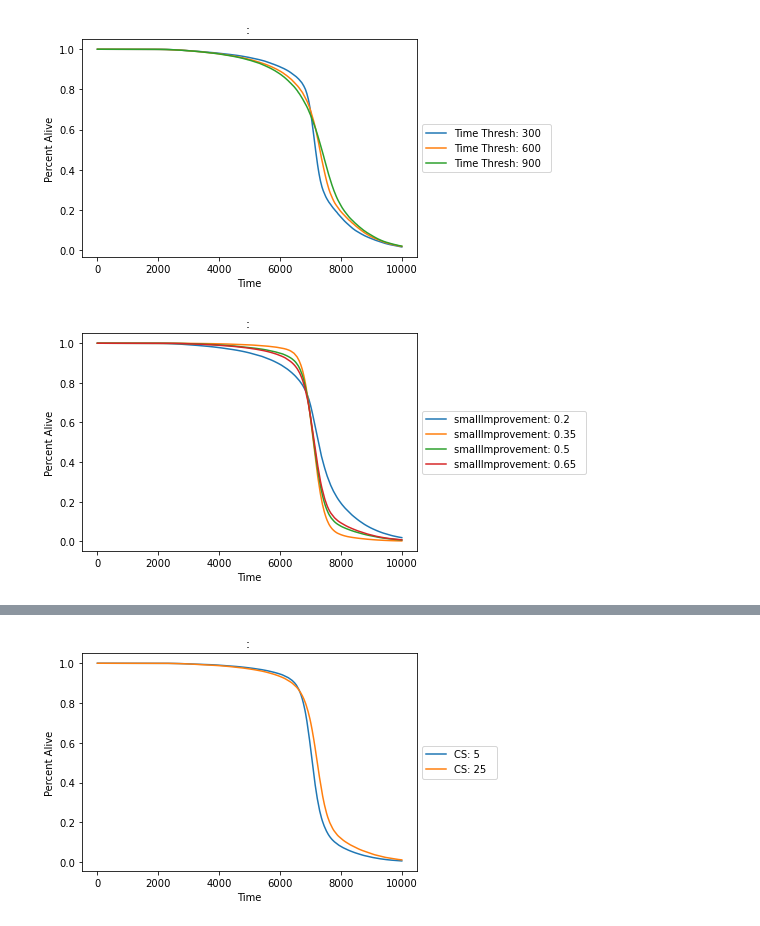
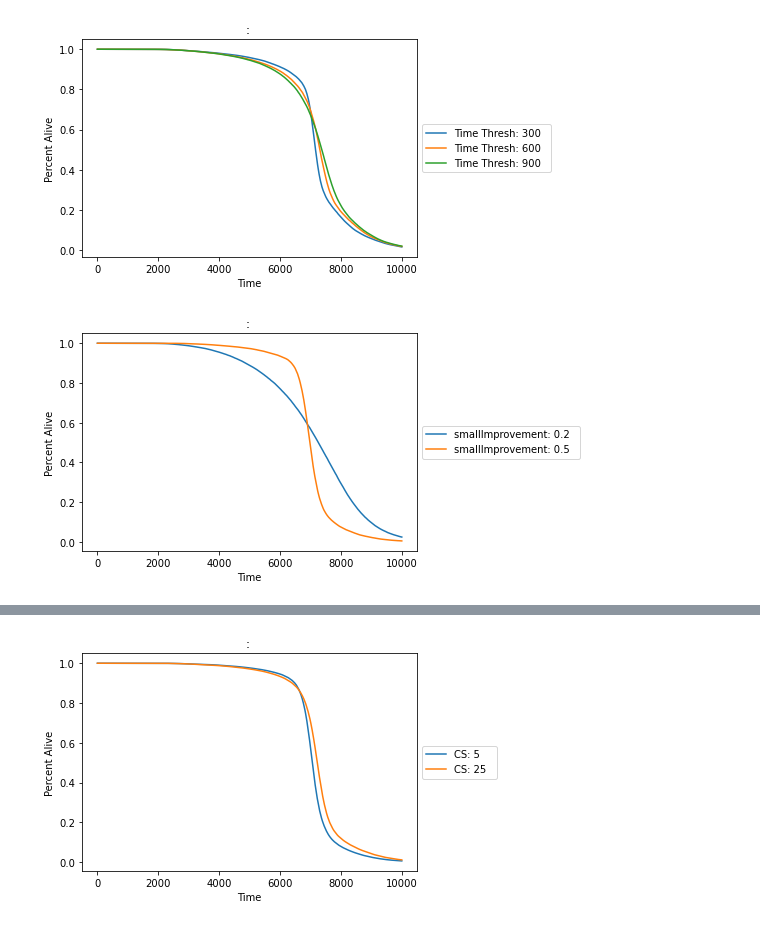
Before and after one commit to ptrick9/CPS_Simulator, a Jupyter notebook: statistics/ACS2.ipynb, the cells around one changed output, grey strips where cells are left out. Cells and saved outputs as stored; diff of their text form; code cells hidden in the pictures.

```diff
--- a/statistics/ACS2.ipynb
+++ b/statistics/ACS2.ipynb
@@ -14,8 +14,8 @@ f.close()
 # %%
 print(data['var'])
 print()
-for key in data['order']:
-    print(key)
+for i in range(len(data['order'])):
+    print(str(i) + ' ' + data['order'][i])
 print()
 for key in data['data'][list(data['data'].keys())[0]].keys():
     print(key)
@@ -211,7 +211,7 @@ generateOverTimeGraphs(Alive, 0)
 # %% [output]
 [figure]
 # %%
-Alive = compareOverTime('Percent Alive', [3], {10:['false']})
+Alive = compareOverTime('Percent Alive', [2], {3:['false']})
 generateOverTimeGraphs(Alive, 0)
 # %% [output]
-[figure, old version]
+[figure, new version]
```
Also changed, not shown: parts of 2 cells of this notebook, 8 other files.
